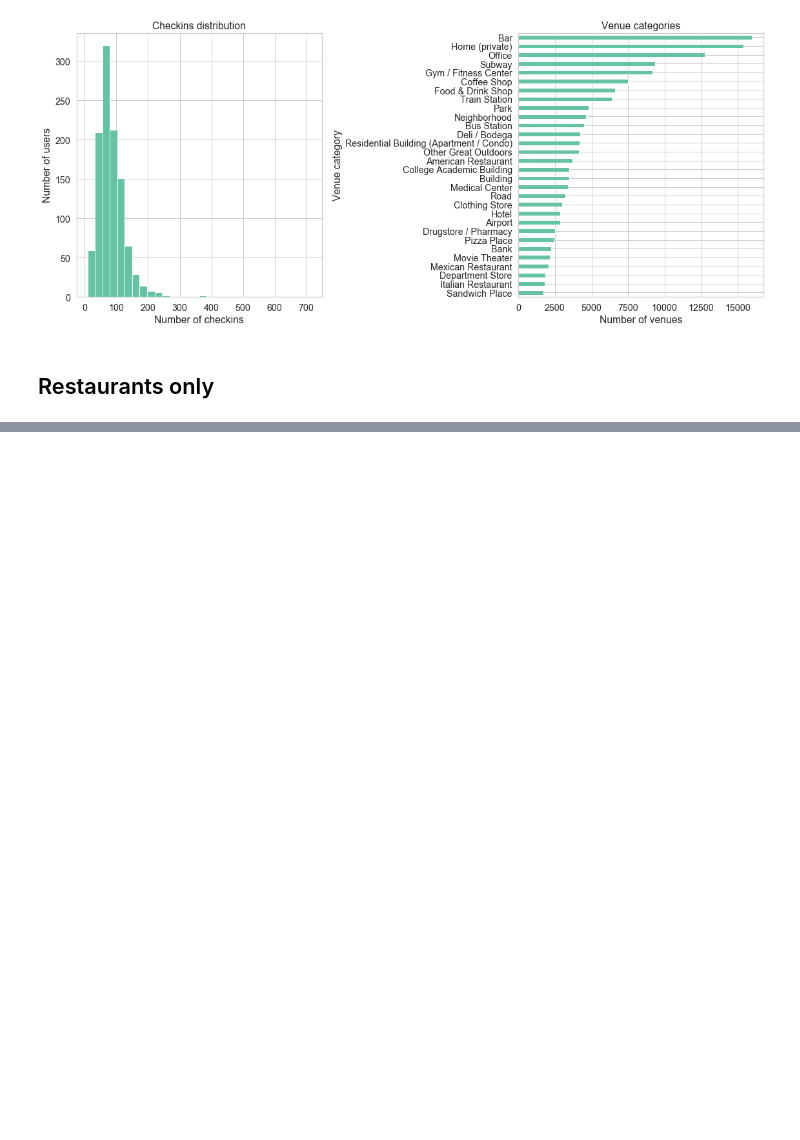
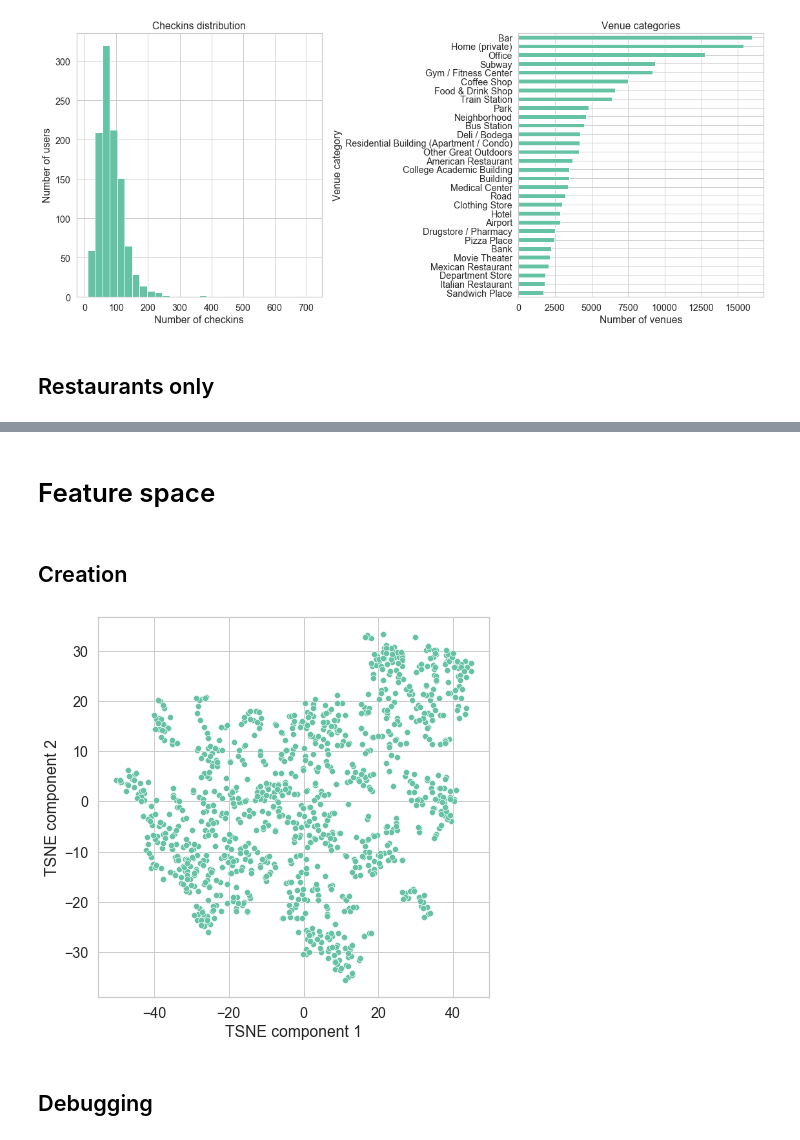
Before and after one commit to ericdaat/SiMCa, a Jupyter notebook: notebooks/foursquare.ipynb, the cells around one changed output, grey strips where cells are left out. Saved outputs shown, nothing was run; the diff lists cells and outputs as text; code cells hidden in the pictures; blank space fills up the shorter version.

Commit message:
user features

```diff
--- a/notebooks/foursquare.ipynb
+++ b/notebooks/foursquare.ipynb
@@ -81,0 +88,3 @@ plt.show()
+# %%
+top_categories = checkins_restaurants_df["venueCategory"].value_counts().head(10).index
+checkins_restaurants_df = checkins_restaurants_df.loc[checkins_restaurants_df["venueCategory"].isin(top_categories)]
@@ -117,3 +129,42 @@ for _, row in checkins_restaurants_df.head(100).iterrows():
 m
 # %% [output]
 [interactive output not drawn]
+# %% [markdown]
+# Feature space
+# %% [markdown]
+## Creation
+# %%
+corpus = checkins_restaurants_df.groupby("userId")["venueCategoryId"].apply(lambda r: " ".join(list(r))).tolist()
+# %%
+vectorizer = CountVectorizer()
+X = vectorizer.fit_transform(corpus)
+
+assert X.shape == (
+    checkins_restaurants_df["userId"].nunique(),
+    checkins_restaurants_df["venueCategoryId"].nunique()
+)
+# %%
+pipeline = Pipeline([
+    ("scaler", StandardScaler()),
+    # ("pca", PCA(n_components=40)),
+    ("tsne", TSNE())
+])
+
+X_reduced = pipeline.fit_transform(X.todense())
+# %%
+fig, ax = plt.subplots(nrows=1, ncols=1, figsize=(7, 7))
+
+sns.scatterplot(
+    x=X_reduced[:, 0],
+    y=X_reduced[:, 1],
+    ax=ax
+)
+
+ax.set_xlabel("TSNE component 1")
+ax.set_ylabel("TSNE component 2")
+
+plt.show()
+# %% [output]
+[figure, added]
+# %% [markdown]
+## Debugging
```
Also changed, not shown: parts of 12 cells of this notebook.
